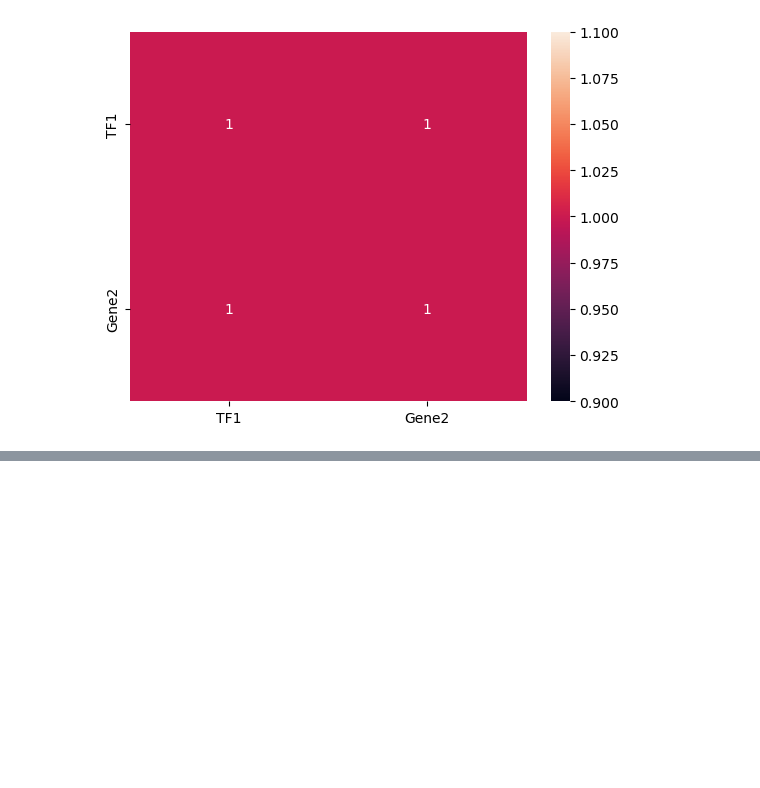
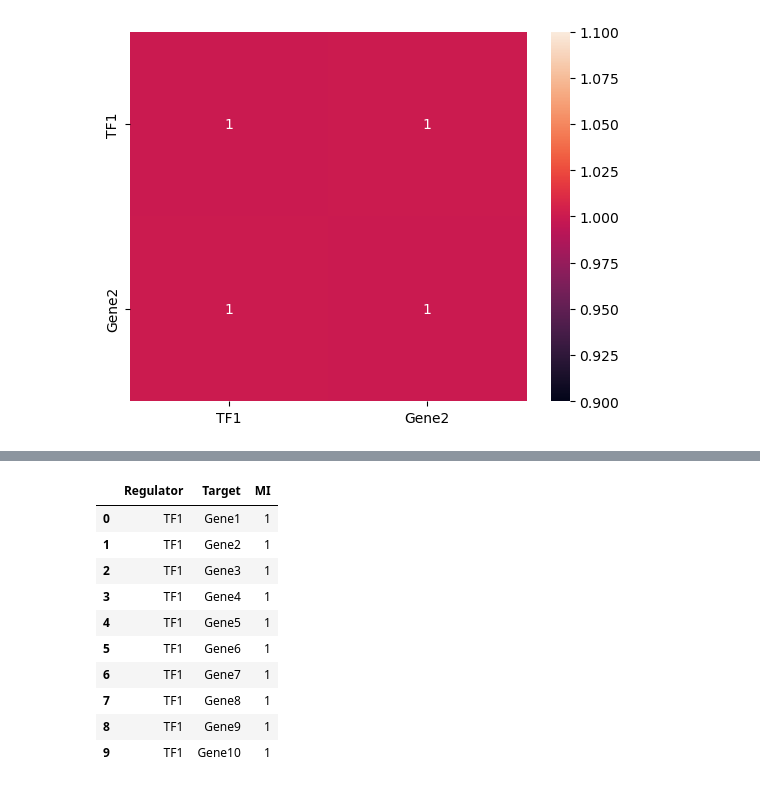
Before and after one commit to KisanThapa/SimulatedSingleCellData, a Jupyter notebook: Simulated.ipynb, the cells around one changed output, grey strips where cells are left out. Cells and saved outputs as stored; diff of their text form; code cells hidden in the pictures; blank space fills up the shorter version.

```diff
--- a/Simulated.ipynb
+++ b/Simulated.ipynb
@@ -6,6 +6,8 @@ import pandas as pd
 # Define parameters
 genes = 102
 cells = 100
+sim_data_file = "simulated_data.tsv"
+sim_network_file = "simulated_network.tsv"
 # %%
 # Create custom dataframe of 103 rows and 1000 columns with all values 0
 df = pd.DataFrame(
@@ -147,0 +150,32 @@ sns.heatmap(df.loc[["TF2", "Gene7"]].T.corr(), annot=True)
+# %%
+# Generate a network file of sim_data
+# Strucutre of network file
+# TF1 Gene1 1 (Because Gene1 is positively regulated by TF1)
+# TF2 Gene51 -1 (Because Gene2 is negatively regulated by TF2)
+
+# Create a network file
+
+with open(sim_network_file, "w") as f:
+    for i in range(1, genes // 2):
+        f.write(f"TF1\tGene{i}\t1\n")
+    for i in range(genes // 2 + 1, genes):
+        f.write(f"TF2\tGene{i}\t-1\n")
+f.close()
+
+# Add header to the network file as Regulator Target MI
+network = pd.read_csv(sim_network_file, sep="\t", header=None)
+network.columns = ["Regulator", "Target", "MI"]
+network.to_csv(sim_network_file, index=False, sep="\t")
+network.head(10)
+# %% [output]
+|  | Regulator | Target | MI |
+| 0 | TF1 | Gene1 | 1 |
+| 1 | TF1 | Gene2 | 1 |
+| 2 | TF1 | Gene3 | 1 |
+| 3 | TF1 | Gene4 | 1 |
+| 4 | TF1 | Gene5 | 1 |
+| 5 | TF1 | Gene6 | 1 |
+| 6 | TF1 | Gene7 | 1 |
+| 7 | TF1 | Gene8 | 1 |
+| 8 | TF1 | Gene9 | 1 |
+| 9 | TF1 | Gene10 | 1 |
```
Also changed, not shown: parts of 6 cells of this notebook, 3 other files.
